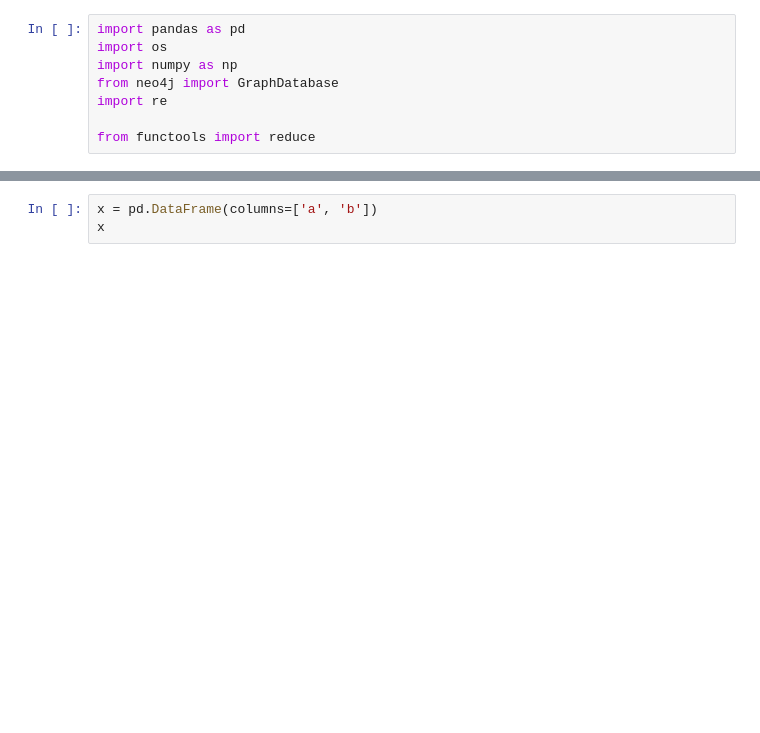
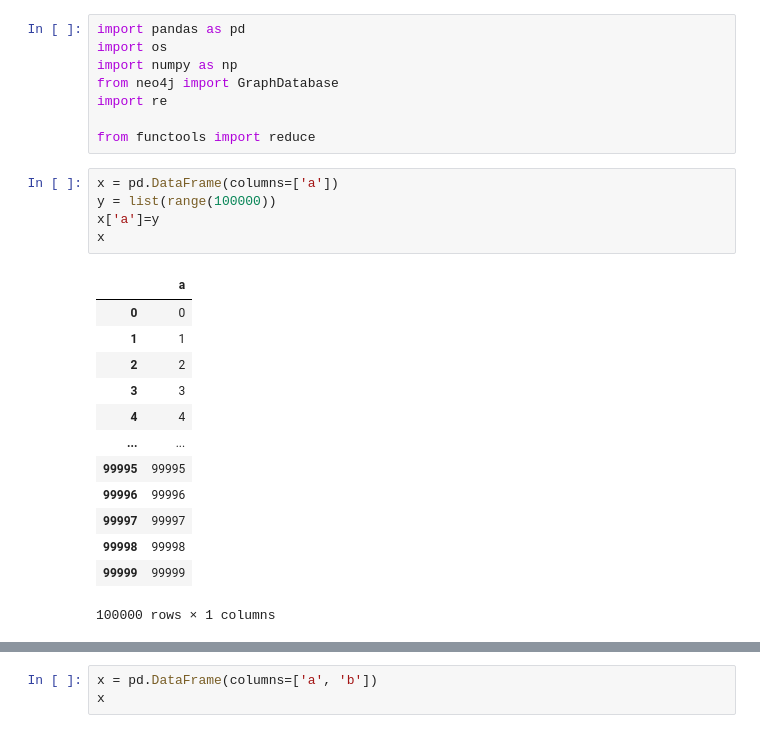
Before and after one commit to omargalal20/Supply-Chain-Data-Analysis, a Jupyter notebook: Copy_of_Data_Transformation - Copy.ipynb, the cells around one changed output, grey strips where cells are left out. Cells and saved outputs as stored; diff of their text form; blank space fills up the shorter version.

```diff
--- a/Copy_of_Data_Transformation - Copy.ipynb
+++ b/Copy_of_Data_Transformation - Copy.ipynb
@@ -10,3 +10,22 @@ from neo4j import GraphDatabase
 import re
 
 from functools import reduce
+# %%
+x = pd.DataFrame(columns=['a'])
+y = list(range(100000))
+x['a']=y
+x
+# %% [output]
+|  | a |
+| 0 | 0 |
+| 1 | 1 |
+| 2 | 2 |
+| 3 | 3 |
+| 4 | 4 |
+| ... | ... |
+| 99995 | 99995 |
+| 99996 | 99996 |
+| 99997 | 99997 |
+| 99998 | 99998 |
+| 99999 | 99999 |
+100000 rows × 1 columns
```
Also changed, not shown: parts of 9 cells of this notebook, 23 other files.
